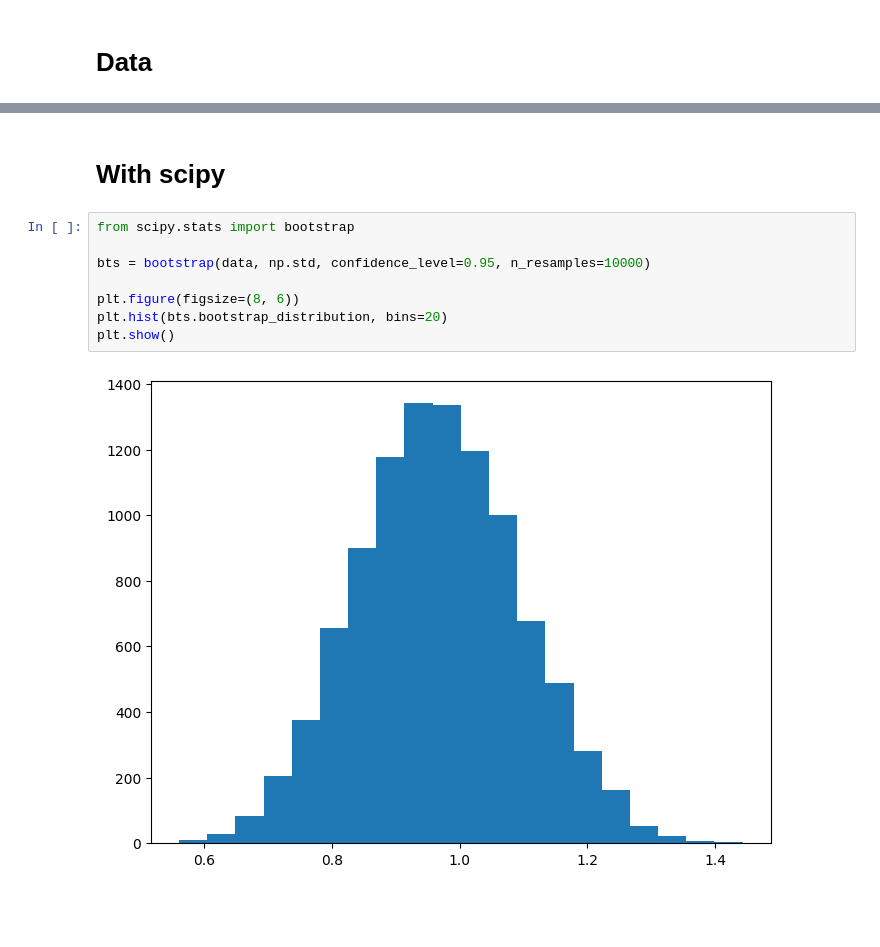
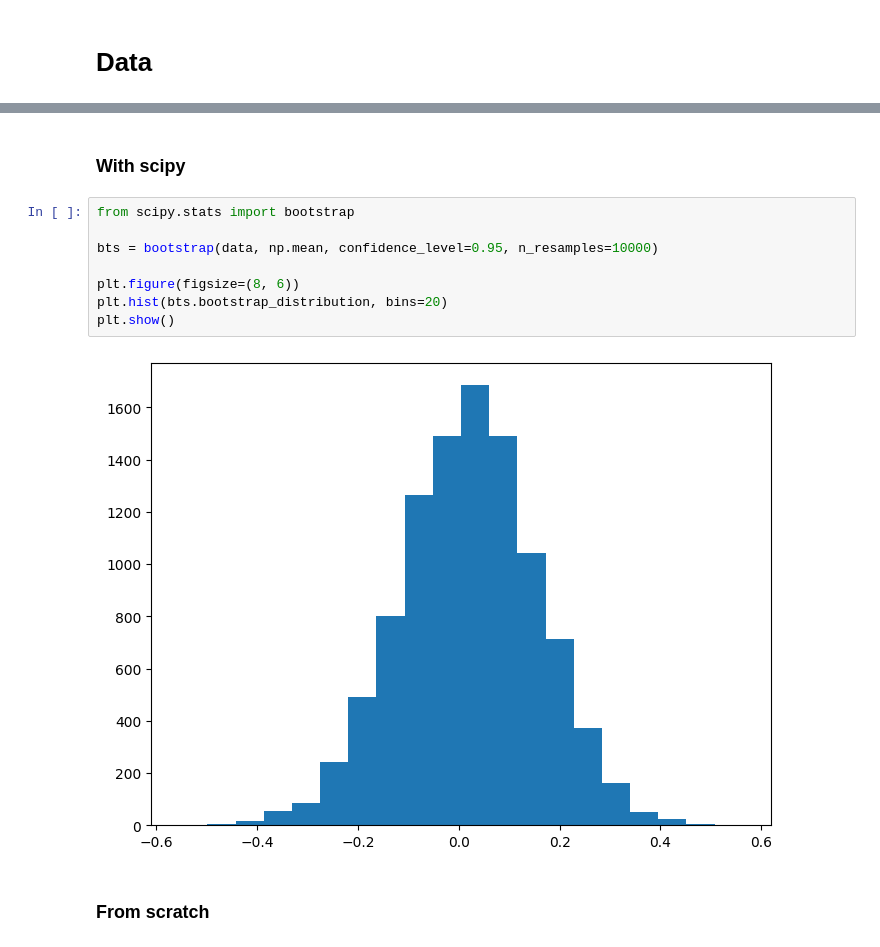
Before and after one commit to Skamlo/Statistics-Basics, a Jupyter notebook: Statistics/Bootstraping.ipynb, the cells around one changed output, grey strips where cells are left out. Saved outputs shown, nothing was run; the diff lists cells and outputs as text; blank space fills up the shorter version.

```diff
--- a/Statistics/Bootstraping.ipynb
+++ b/Statistics/Bootstraping.ipynb
@@ -16,12 +16,14 @@ plt.show()
 # %% [markdown]
-# With scipy
+### With scipy
 # %%
 from scipy.stats import bootstrap
 
-bts = bootstrap(data, np.std, confidence_level=0.95, n_resamples=10000)
+bts = bootstrap(data, np.mean, confidence_level=0.95, n_resamples=10000)
 
 plt.figure(figsize=(8, 6))
 plt.hist(bts.bootstrap_distribution, bins=20)
 plt.show()
 # %% [output]
-[figure, old version]
+[figure, new version]
+# %% [markdown]
+### From scratch
```
Also changed, not shown: parts of 3 cells of this notebook, 2 other files.
